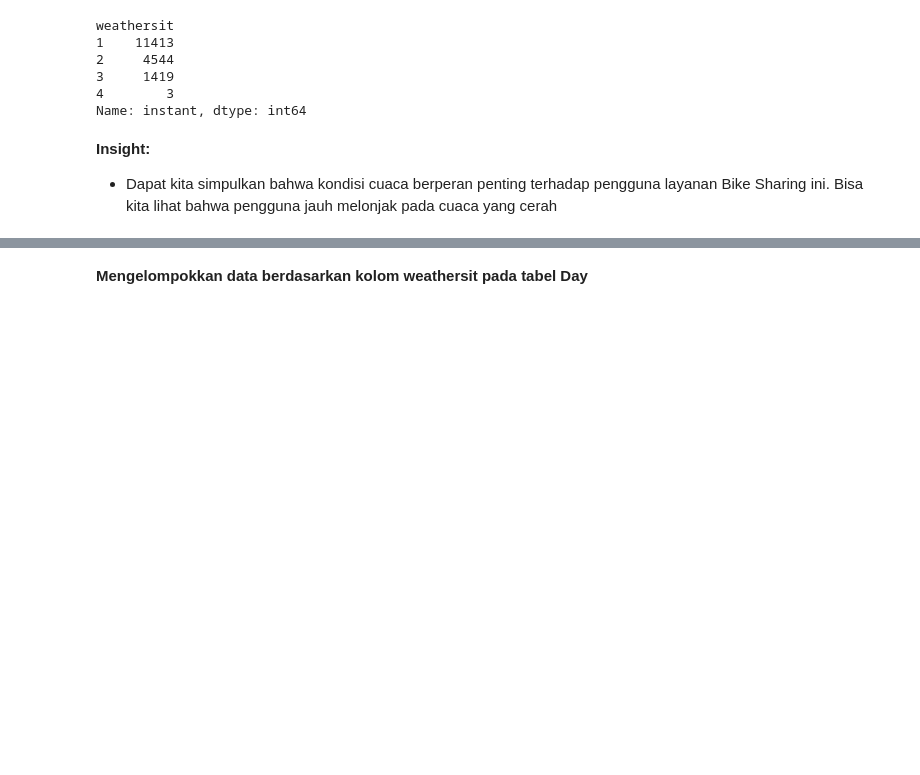
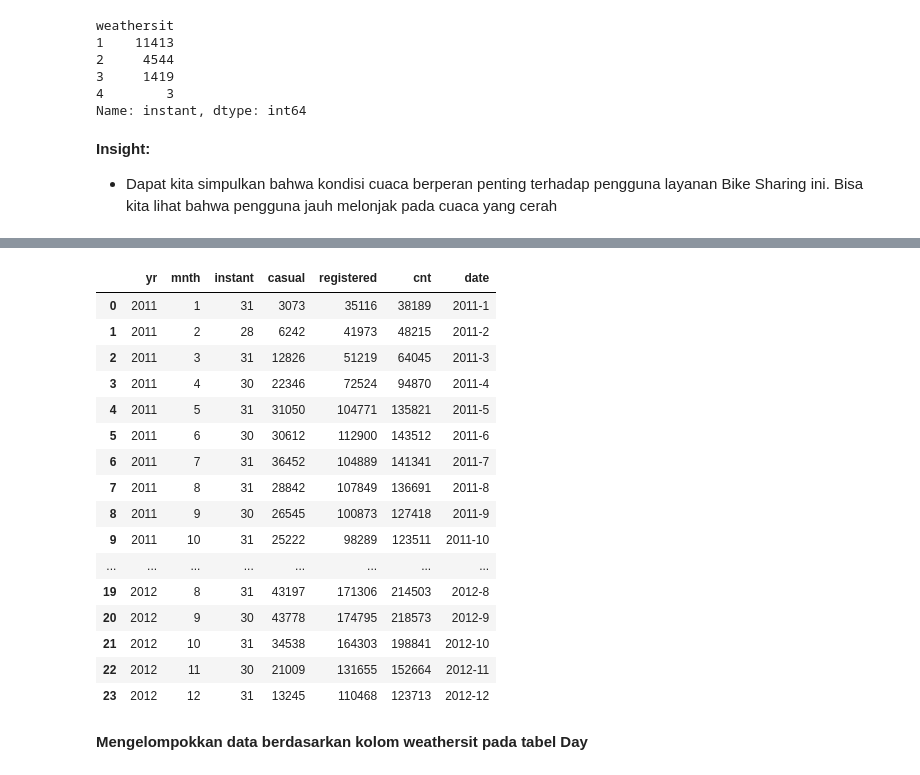
Before and after one commit to novaandini/bike-sharing, a Jupyter notebook: notebook.ipynb, the cells around one changed output, grey strips where cells are left out. Drawn from its saved outputs; the diff is of its cells as text; code cells hidden in the pictures; blank space fills up the shorter version.

```diff
--- a/notebook.ipynb
+++ b/notebook.ipynb
@@ -280,3 +321,34 @@ Name: instant, dtype: int64
+# %%
+day_df["yr"] = day_df["yr"].replace({0: 2011, 1: 2012})
+
+customerPerMonth = day_df.groupby(by=["yr", "mnth"]).agg({
+    "instant" : "nunique",
+    "casual" : "sum",
+    "registered" : "sum",
+    "cnt" : "sum"
+}).reset_index()
+
+customerPerMonth["date"] = customerPerMonth["yr"].astype(str) + "-" + customerPerMonth["mnth"].astype(str)
+
+customerPerMonth
+# %% [output]
+|  | yr | mnth | instant | casual | registered | cnt | date |
+| 0 | 2011 | 1 | 31 | 3073 | 35116 | 38189 | 2011-1 |
+| 1 | 2011 | 2 | 28 | 6242 | 41973 | 48215 | 2011-2 |
+| 2 | 2011 | 3 | 31 | 12826 | 51219 | 64045 | 2011-3 |
+| 3 | 2011 | 4 | 30 | 22346 | 72524 | 94870 | 2011-4 |
+| 4 | 2011 | 5 | 31 | 31050 | 104771 | 135821 | 2011-5 |
+| 5 | 2011 | 6 | 30 | 30612 | 112900 | 143512 | 2011-6 |
+| 6 | 2011 | 7 | 31 | 36452 | 104889 | 141341 | 2011-7 |
+| 7 | 2011 | 8 | 31 | 28842 | 107849 | 136691 | 2011-8 |
+| 8 | 2011 | 9 | 30 | 26545 | 100873 | 127418 | 2011-9 |
+| 9 | 2011 | 10 | 31 | 25222 | 98289 | 123511 | 2011-10 |
+| ... | ... | ... | ... | ... | ... | ... | ... |
+| 19 | 2012 | 8 | 31 | 43197 | 171306 | 214503 | 2012-8 |
+| 20 | 2012 | 9 | 30 | 43778 | 174795 | 218573 | 2012-9 |
+| 21 | 2012 | 10 | 31 | 34538 | 164303 | 198841 | 2012-10 |
+| 22 | 2012 | 11 | 30 | 21009 | 131655 | 152664 | 2012-11 |
+| 23 | 2012 | 12 | 31 | 13245 | 110468 | 123713 | 2012-12 |
 # %% [markdown]
 **Mengelompokkan data berdasarkan kolom weathersit pada tabel Day**
 # %%
```
Also changed, not shown: parts of 9 cells of this notebook, 4 other files.
